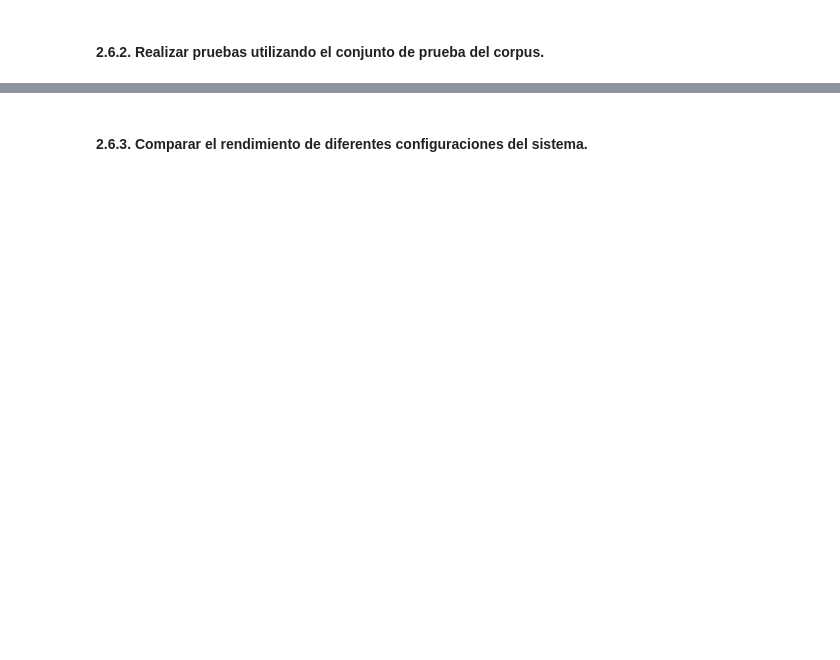
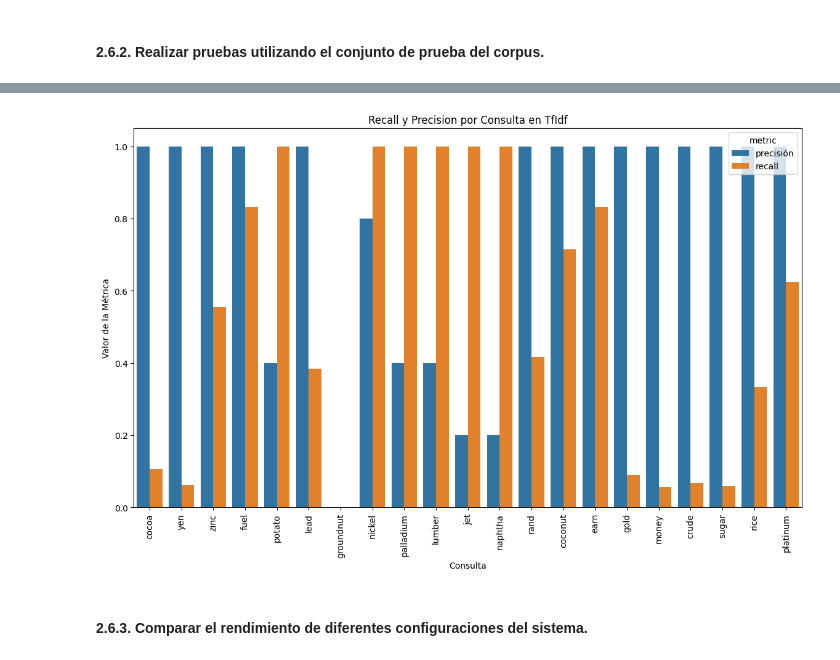
Before and after one commit to Diegow7/Retrieval_System_Reuters, a Jupyter notebook: IRS_Preprocessing.ipynb, the cells around one changed output, grey strips where cells are left out. Saved outputs shown, nothing was run; the diff lists cells and outputs as text; code cells hidden in the pictures; blank space fills up the shorter version.

```diff
--- a/IRS_Preprocessing.ipynb
+++ b/IRS_Preprocessing.ipynb
@@ -758,2 +761,11 @@ F1-score: 0.7273
 # %% [markdown]
 #### 2.6.2.  Realizar pruebas utilizando el conjunto de prueba del corpus.
+# %%
+conjunto_consultas = [
+    "cocoa", "lei", "yen", "zinc", "orange", "pet-chem", "fuel", "wpi",
+    "potato", "lead", "groundnut", "income", "nickel", "palladium",
+    "lumber", "jet", "instal-debt", "dfl", "dmk", "coconut-oil", "cpu",
+    "cotton-oil", "naphtha", "nzdlr", "rand", "coconut", "castor-oil",
+    "nkr", "earn", "gold", "acq", "coffee", "money", "crude", "sugar",
+    "rice", "reserves", "veg-oil", "platinum"
+]
@@ -759,0 +810,6 @@ F1-score: 0.7273
+# %%
+# Crear un DataFrame con las métricas
+df_metricas = pd.DataFrame(metricas_por_consulta)
+
+# Mostrar el DataFrame
+print(df_metricas)
@@ -760,2 +834,22 @@ F1-score: 0.7273
+# %%
+# Derretir el DataFrame para tener las métricas en formato largo
+df_melted_tfidf = df_metricas.melt(id_vars='consulta', value_vars=['precisión', 'recall'], var_name='metric', value_name='value')
+
+# Crear la figura
+plt.figure(figsize=(14, 8))
+
+# Crear el gráfico de barras
+sns.barplot(x='consulta', y='value', hue='metric', data=df_melted_tfidf)
+
+# Configurar el gráfico
+plt.xticks(rotation=90)  # Rotar las etiquetas del eje x para que se vean mejor
+plt.title('Recall y Precision por Consulta en TfIdf')  # Título del gráfico
+plt.xlabel('Consulta')  # Etiqueta del eje X
+plt.ylabel('Valor de la Métrica')  # Etiqueta del eje Y
+
+# Mostrar el gráfico
+plt.show()
+# %% [output]
+[figure, added]
 # %% [markdown]
 #### 2.6.3.   Comparar el rendimiento de diferentes configuraciones del sistema.
```
Also changed, not shown: parts of 10 cells of this notebook.
